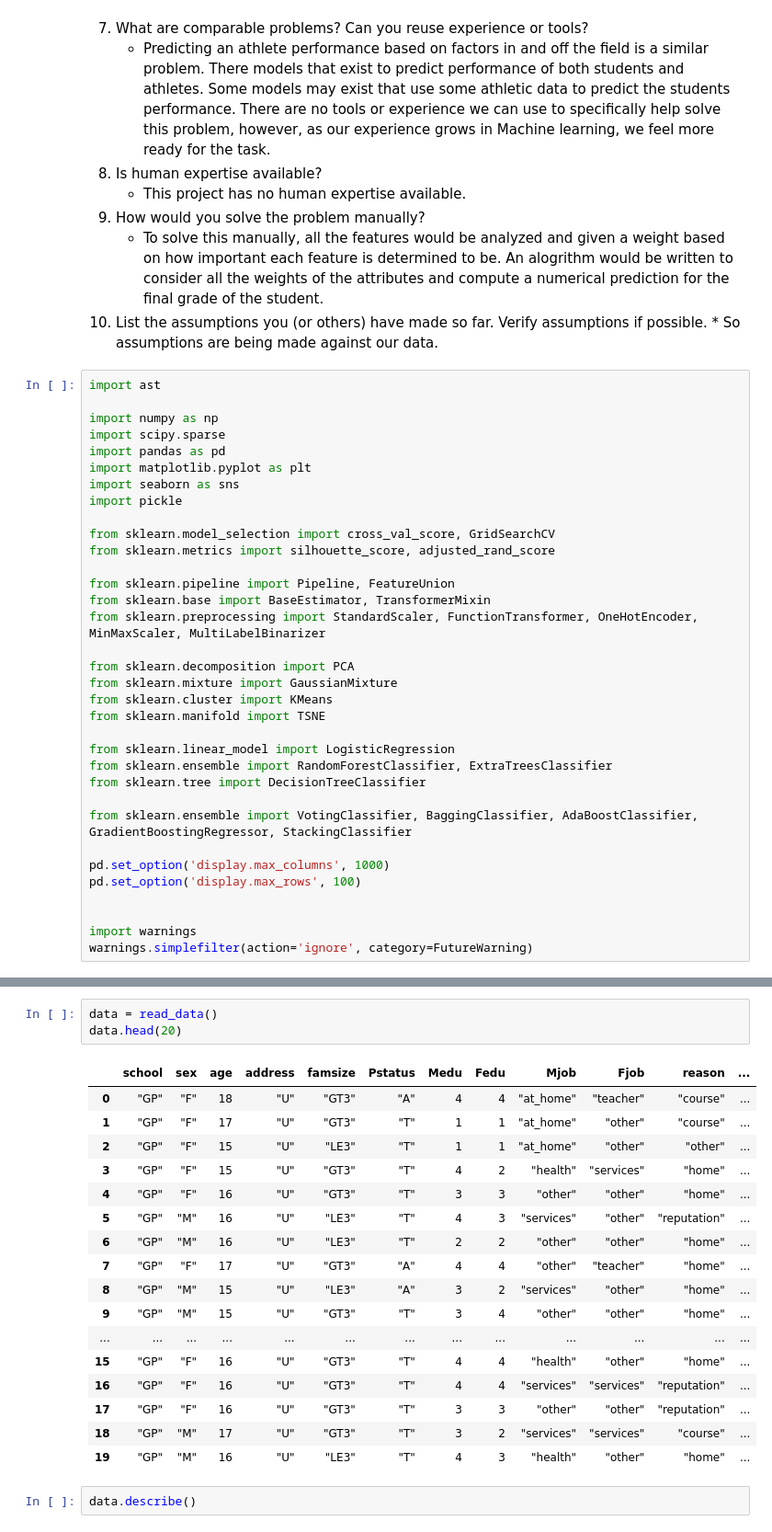
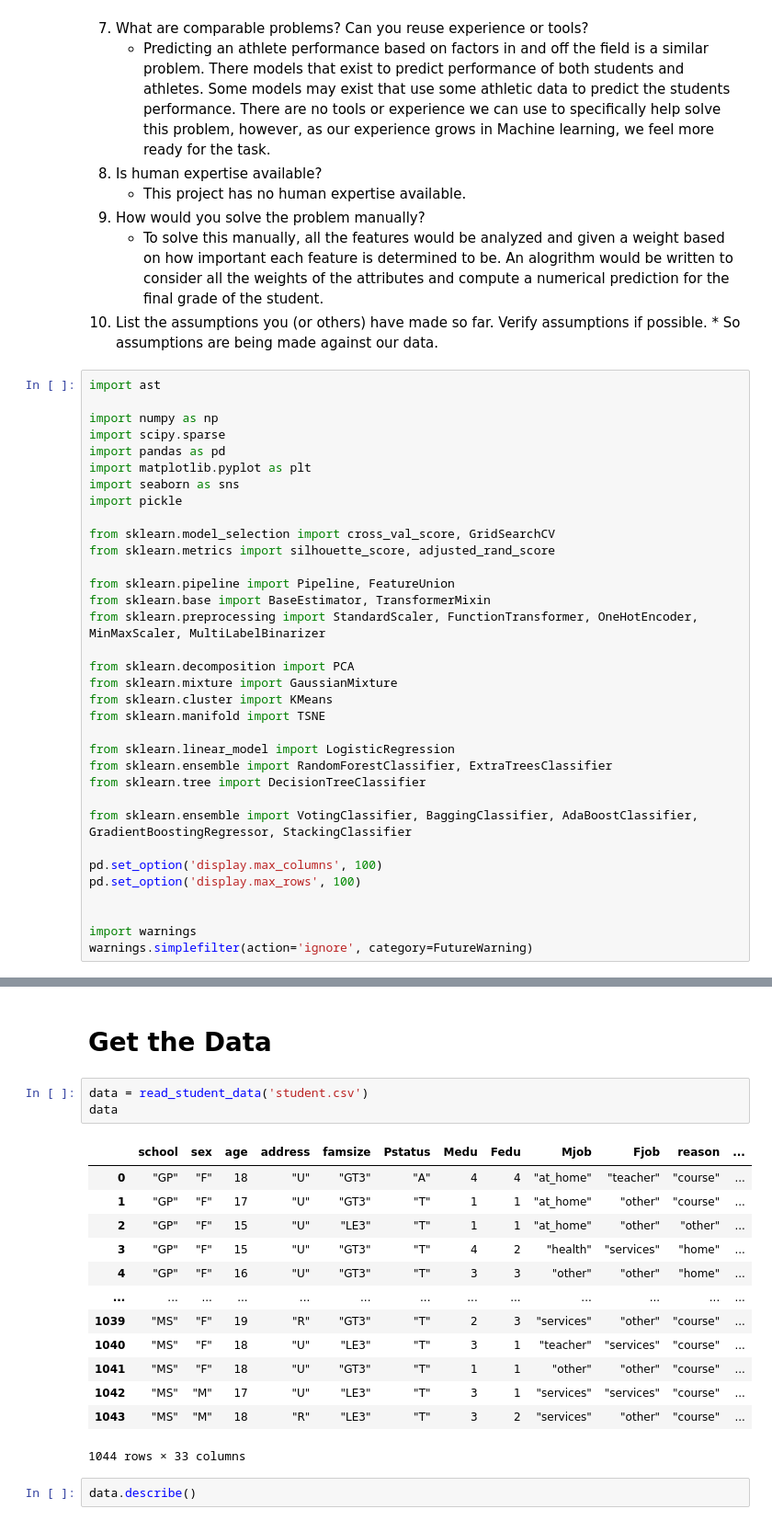
Before and after one commit to MShimer33/MachineLearningFinalProject, a Jupyter notebook: education.ipynb, the cells around one changed output, grey strips where cells are left out. Shown at 92% size. Drawn from its saved outputs; the diff is of its cells as text.

```diff
--- a/education.ipynb
+++ b/education.ipynb
@@ -60,7 +60,7 @@ from sklearn.tree import DecisionTreeClassifier
 
 from sklearn.ensemble import VotingClassifier, BaggingClassifier, AdaBoostClassifier, GradientBoostingRegressor, StackingClassifier
 
-pd.set_option('display.max_columns', 1000)
+pd.set_option('display.max_columns', 100)
 pd.set_option('display.max_rows', 100)
 
 
@@ -95,24 +89,23 @@ def read_data():
-# %%
-data = read_data()
-data.head(20)
-# %% [output]
-|  | school | sex | age | address | famsize | Pstatus | Medu | Fedu | Mjob | Fjob | reason | ... |
-| 0 | "GP" | "F" | 18 | "U" | "GT3" | "A" | 4 | 4 | "at_home" | "teacher" | "course" | ... |
-| 1 | "GP" | "F" | 17 | "U" | "GT3" | "T" | 1 | 1 | "at_home" | "other" | "course" | ... |
-| 2 | "GP" | "F" | 15 | "U" | "LE3" | "T" | 1 | 1 | "at_home" | "other" | "other" | ... |
-| 3 | "GP" | "F" | 15 | "U" | "GT3" | "T" | 4 | 2 | "health" | "services" | "home" | ... |
-| 4 | "GP" | "F" | 16 | "U" | "GT3" | "T" | 3 | 3 | "other" | "other" | "home" | ... |
-| 5 | "GP" | "M" | 16 | "U" | "LE3" | "T" | 4 | 3 | "services" | "other" | "reputation" | ... |
-| 6 | "GP" | "M" | 16 | "U" | "LE3" | "T" | 2 | 2 | "other" | "other" | "home" | ... |
-| 7 | "GP" | "F" | 17 | "U" | "GT3" | "A" | 4 | 4 | "other" | "teacher" | "home" | ... |
-| 8 | "GP" | "M" | 15 | "U" | "LE3" | "A" | 3 | 2 | "services" | "other" | "home" | ... |
-| 9 | "GP" | "M" | 15 | "U" | "GT3" | "T" | 3 | 4 | "other" | "other" | "home" | ... |
-| ... | ... | ... | ... | ... | ... | ... | ... | ... | ... | ... | ... | ... |
-| 15 | "GP" | "F" | 16 | "U" | "GT3" | "T" | 4 | 4 | "health" | "other" | "home" | ... |
-| 16 | "GP" | "F" | 16 | "U" | "GT3" | "T" | 4 | 4 | "services" | "services" | "reputation" | ... |
-| 17 | "GP" | "F" | 16 | "U" | "GT3" | "T" | 3 | 3 | "other" | "other" | "reputation" | ... |
-| 18 | "GP" | "M" | 17 | "U" | "GT3" | "T" | 3 | 2 | "services" | "services" | "course" | ... |
-| 19 | "GP" | "M" | 16 | "U" | "LE3" | "T" | 4 | 3 | "health" | "other" | "home" | ... |
+# %% [markdown]
+Get the Data
+===
+# %%
+data = read_student_data('student.csv')
+data
+# %% [output]
+|  | school | sex | age | address | famsize | Pstatus | Medu | Fedu | Mjob | Fjob | reason | ... |
+| 0 | "GP" | "F" | 18 | "U" | "GT3" | "A" | 4 | 4 | "at_home" | "teacher" | "course" | ... |
+| 1 | "GP" | "F" | 17 | "U" | "GT3" | "T" | 1 | 1 | "at_home" | "other" | "course" | ... |
+| 2 | "GP" | "F" | 15 | "U" | "LE3" | "T" | 1 | 1 | "at_home" | "other" | "other" | ... |
+| 3 | "GP" | "F" | 15 | "U" | "GT3" | "T" | 4 | 2 | "health" | "services" | "home" | ... |
+| 4 | "GP" | "F" | 16 | "U" | "GT3" | "T" | 3 | 3 | "other" | "other" | "home" | ... |
+| ... | ... | ... | ... | ... | ... | ... | ... | ... | ... | ... | ... | ... |
+| 1039 | "MS" | "F" | 19 | "R" | "GT3" | "T" | 2 | 3 | "services" | "other" | "course" | ... |
+| 1040 | "MS" | "F" | 18 | "U" | "LE3" | "T" | 3 | 1 | "teacher" | "services" | "course" | ... |
+| 1041 | "MS" | "F" | 18 | "U" | "GT3" | "T" | 1 | 1 | "other" | "other" | "course" | ... |
+| 1042 | "MS" | "M" | 17 | "U" | "LE3" | "T" | 3 | 1 | "services" | "services" | "course" | ... |
+| 1043 | "MS" | "M" | 18 | "R" | "LE3" | "T" | 3 | 2 | "services" | "other" | "course" | ... |
+1044 rows × 33 columns
 # %%
 data.describe()
 # %% [output]
```
Also changed, not shown: parts of 10 cells of this notebook, 1 other file.
